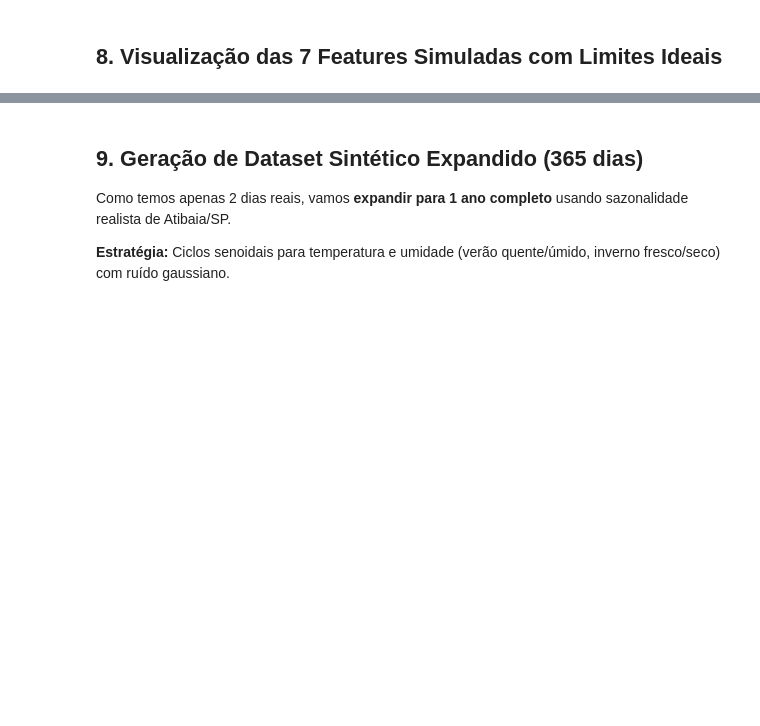
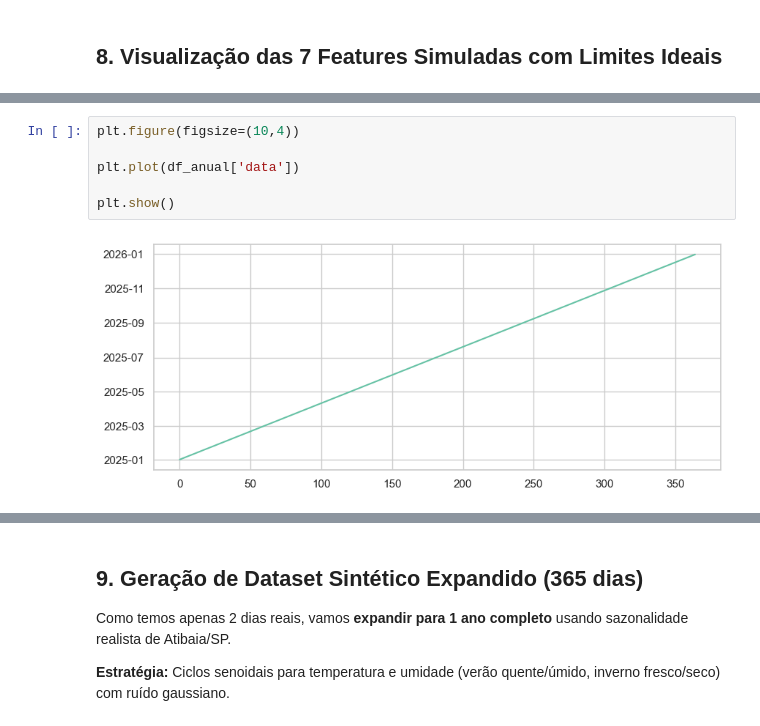
Before and after one commit to maria-elooisa/ic-agro-lab, a Jupyter notebook: data/raw/morango/agrolab_morango_simulacao.ipynb, the cells around one changed output, grey strips where cells are left out. Saved outputs shown, nothing was run; the diff lists cells and outputs as text; blank space fills up the shorter version.

```diff
--- a/data/raw/morango/agrolab_morango_simulacao.ipynb
+++ b/data/raw/morango/agrolab_morango_simulacao.ipynb
@@ -503,0 +673,8 @@ print(df_final[['data', 'temp_ar_max', 'umidade_solo', 'pH', 'N_mgL', 'K_mgL', '
+# %%
+plt.figure(figsize=(10,4))
+
+plt.plot(df_anual['data'])
+
+plt.show()
+# %% [output]
+[figure, added]
```
Also changed, not shown: parts of 16 cells of this notebook, 1 other file.
